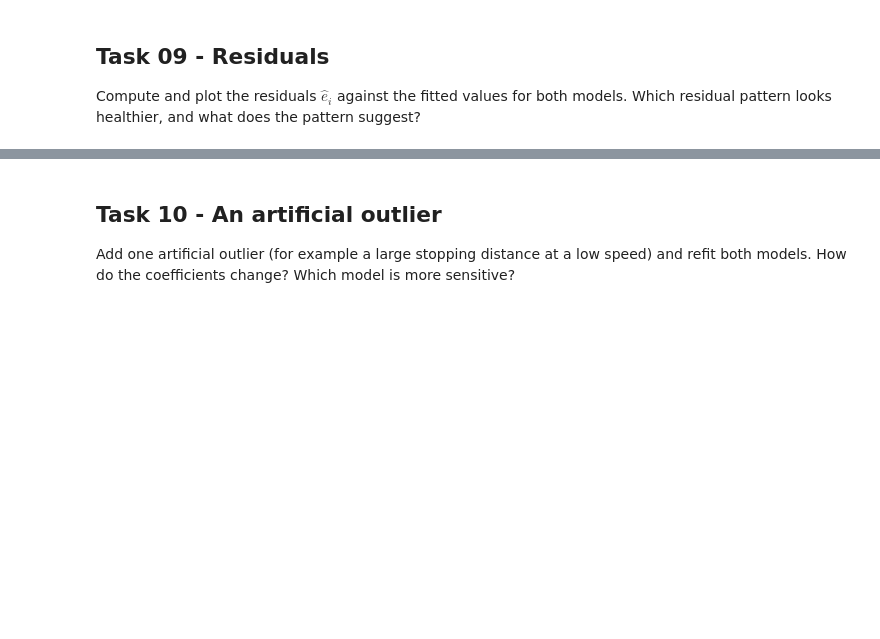
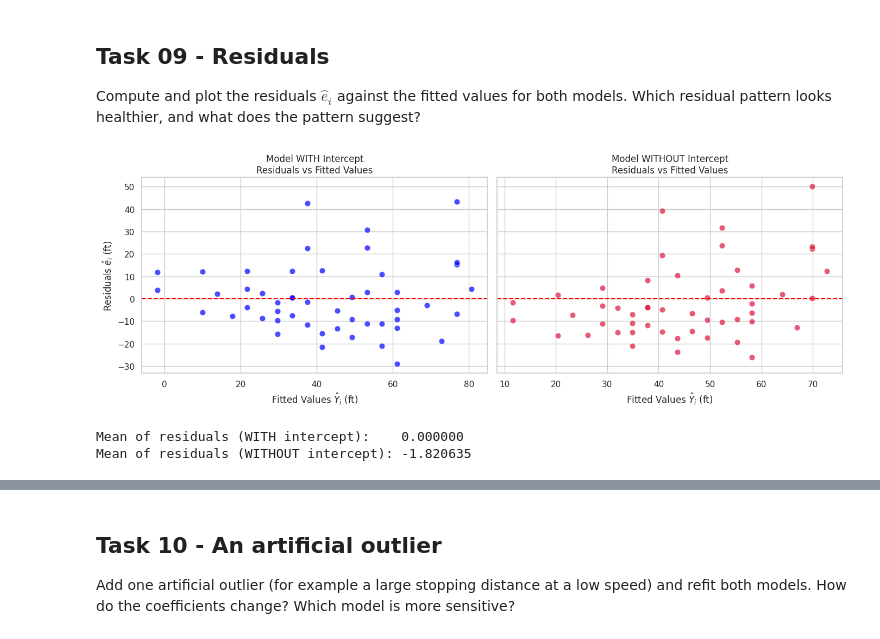
Before and after one commit to francji1/01RAD, a Jupyter notebook: code/01RAD_Ex01_HW_vysinsky.ipynb, the cells around one changed output, grey strips where cells are left out. Saved outputs shown, nothing was run; the diff lists cells and outputs as text; code cells hidden in the pictures; blank space fills up the shorter version.

```diff
--- a/code/01RAD_Ex01_HW_vysinsky.ipynb
+++ b/code/01RAD_Ex01_HW_vysinsky.ipynb
@@ -270,4 +270,27 @@ Since we have the data from 4 to 25 mph, the prediction for 30 mph is an extrapo
 ## Task 09 - Residuals
 Compute and plot the residuals $\widehat{e}_i$ against the fitted values for both models. Which residual pattern looks healthier, and what does the pattern suggest?
 # %%
-# your solution
+fig, axes = plt.subplots(1, 2, figsize=(14, 5), sharey=True)
+
+# Model WITH intercept
+sns.scatterplot(x=y_pred_with, y=residuals_with, ax=axes[0], color='blue', alpha=0.7, s=60)
+axes[0].axhline(0, color='red', linestyle='--', linewidth=1.5)
+axes[0].set_title('Model WITH Intercept\nResiduals vs Fitted Values')
+axes[0].set_xlabel('Fitted Values $\\hat{Y}_i$ (ft)')
+axes[0].set_ylabel('Residuals $\\hat{e}_i$ (ft)')
+
+# Model WITHOUT intercept
+sns.scatterplot(x=y_pred_no, y=residuals_no, ax=axes[1], color='crimson', alpha=0.7, s=60)
+axes[1].axhline(0, color='red', linestyle='--', linewidth=1.5)
+axes[1].set_title('Model WITHOUT Intercept\nResiduals vs Fitted Values')
+axes[1].set_xlabel('Fitted Values $\\hat{Y}_i$ (ft)')
+
+plt.tight_layout()
+plt.show()
+
+print(f"Mean of residuals (WITH intercept):    {residuals_with.mean():.6f}")
+print(f"Mean of residuals (WITHOUT intercept): {residuals_no.mean():.6f}")
+# %% [output]
+[figure, added]
+Mean of residuals (WITH intercept):    0.000000
+Mean of residuals (WITHOUT intercept): -1.820635
```
Also changed, not shown: parts of 6 cells of this notebook.
